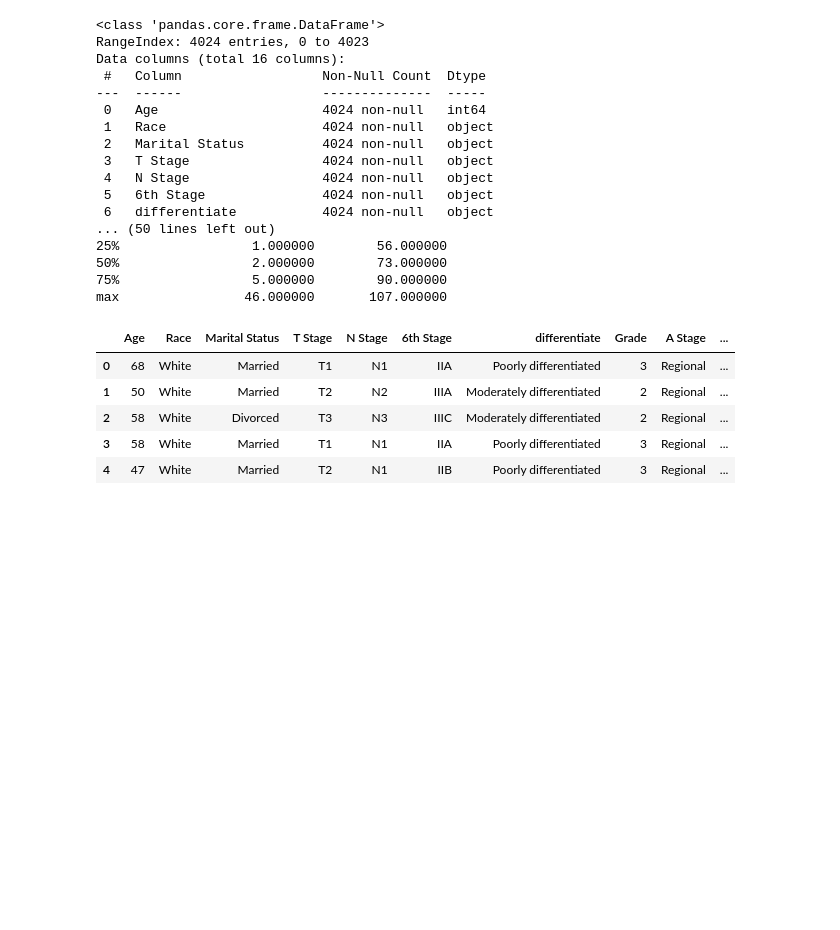
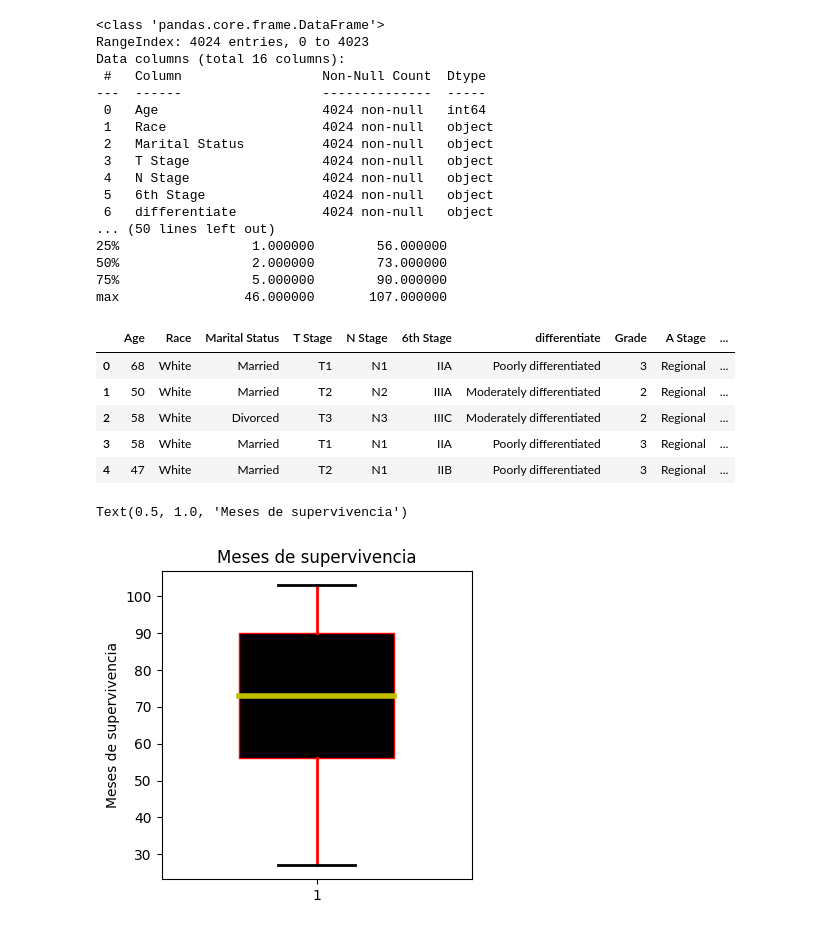
Before and after one commit to LuisaBeccar/Clases-de-CoderHouse-Data-Science, a Jupyter notebook: LuisaBeccarVarela_TP.ipynb, the cells around one changed output. Drawn from its saved outputs; the diff is of its cells as text; code cells hidden in the pictures; blank space fills up the shorter version.

```diff
--- a/LuisaBeccarVarela_TP.ipynb
+++ b/LuisaBeccarVarela_TP.ipynb
@@ -37,8 +34,0 @@ Mounted at /content/gdrive
-# %%
-"""
-%cd '/content/gdrive/MyDrive'
-df= pd.read_csv('/content/gdrive/MyDrive/Colab_Notebooks/LuisaBeccarVarela_TP/Breast_Cancer.csv',sep=',')
-df=pd.DataFrame(df)
-"""
-
-df.head()
@@ -108,3 +87,52 @@ df.boxplot("Survival Months", ylabel = "Survival Months")
+# %%
+# Survival Months descripcion y grafiquito boxplot
+
+df["Survival Months"].describe()
+
+fig, ax = plt.subplots(figsize=(4,4))
+ax.boxplot(df["Survival Months"], sym='', widths=0.5, patch_artist=True,
+           boxprops={"color":"r", "facecolor":"k"},
+           medianprops = {"color":"y", "linewidth":4}, whis=(5,95),
+           whiskerprops={"color":"r", "linewidth":2},
+           capprops = dict(color = "black", linewidth = 2)) # otra forma de poner el dictionary con los datos
+"""
+notch=True (None normal, True le hace una cinturita a la media, False muestra el IC)
+sym=None (outliers, "" hides)
+           vert=None, =default=True box vertical, False : hace el box horizontal
+           whis=None, posicion de bigotes, default 1.5 corresponds to Tukey's original definition of boxplots. If a pair of floats, they indicate the percentiles at which to
+    draw the whiskers (e.g., (5, 95)).  In particular, setting this to (0, 100) results in whiskers covering the whole range of the data.
+ Beyond the whiskers, data are considered outliers and are plotted as individual points
+           positions=None,
+           widths=None,
+           patch_artist=None,
+           bootstrap=None,
+           usermedians=None,
+           conf_intervals=None,
+           meanline=None,
+           showmeans=None,
+           showcaps=None,
+           showbox=None,
+           showfliers=None,
+           boxprops=None,
+           labels=None,
+           flierprops=None,
+           medianprops=None,
+           meanprops=None,
+           capprops=None,
+           whiskerprops=None,
+           manage_ticks=True,
+           autorange=False,
+           zorder=None,
+           capwidths=None, *,
+           data=None)
+  """
+ax.set_ylabel("Meses de supervivencia")
+ax.set_title("Meses de supervivencia")
+
+#df.boxplot("Survival Months", ylabel = "Survival Months")
+# %% [output]
+Text(0.5, 1.0, 'Meses de supervivencia')
+[figure, added]
 # %%
 #ver las filas de el que menos sobrevivio (1 mes) y los que mas sobrevivieron (107 meses)
 
```
Also changed, not shown: parts of 13 cells of this notebook.
